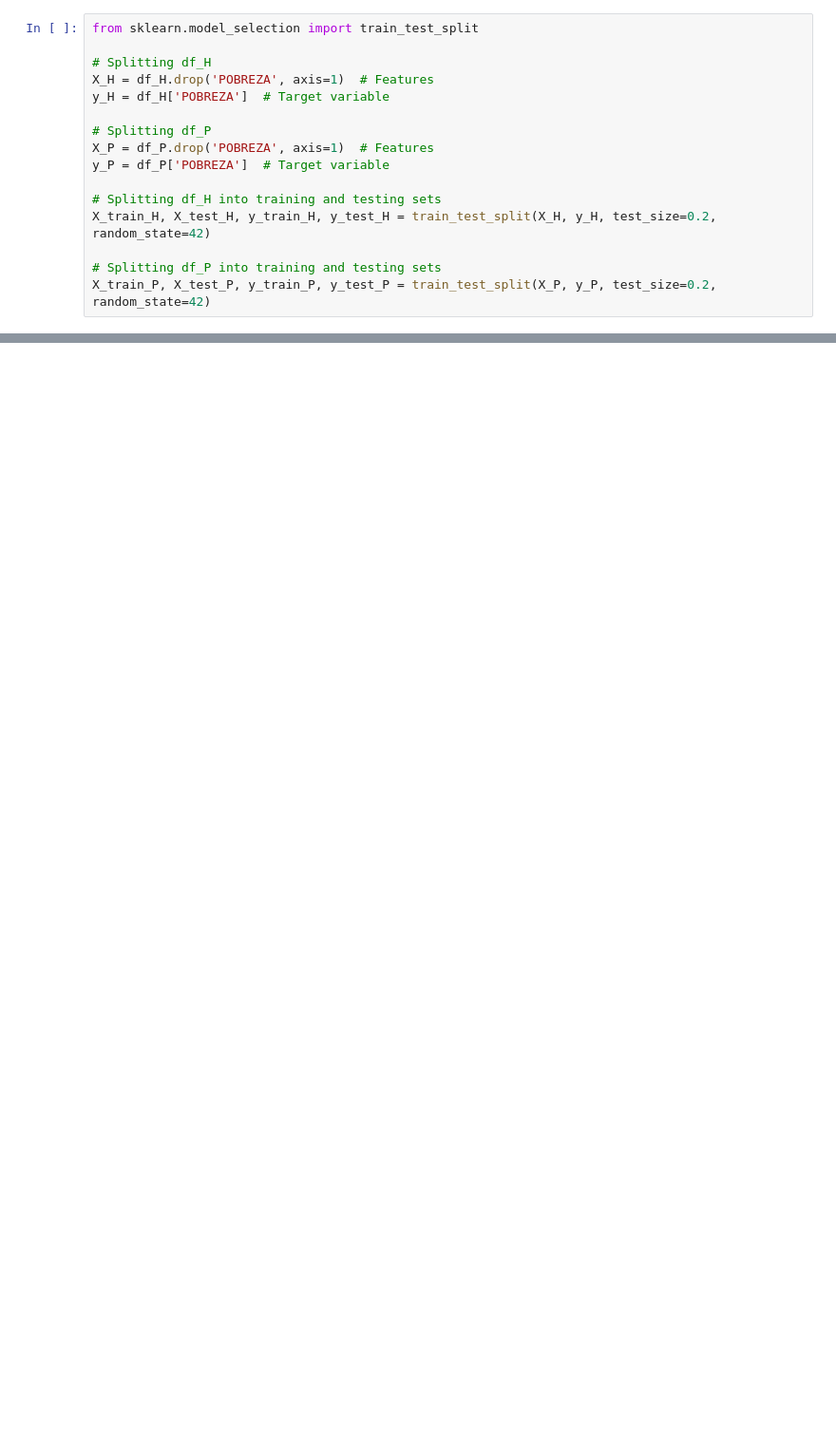
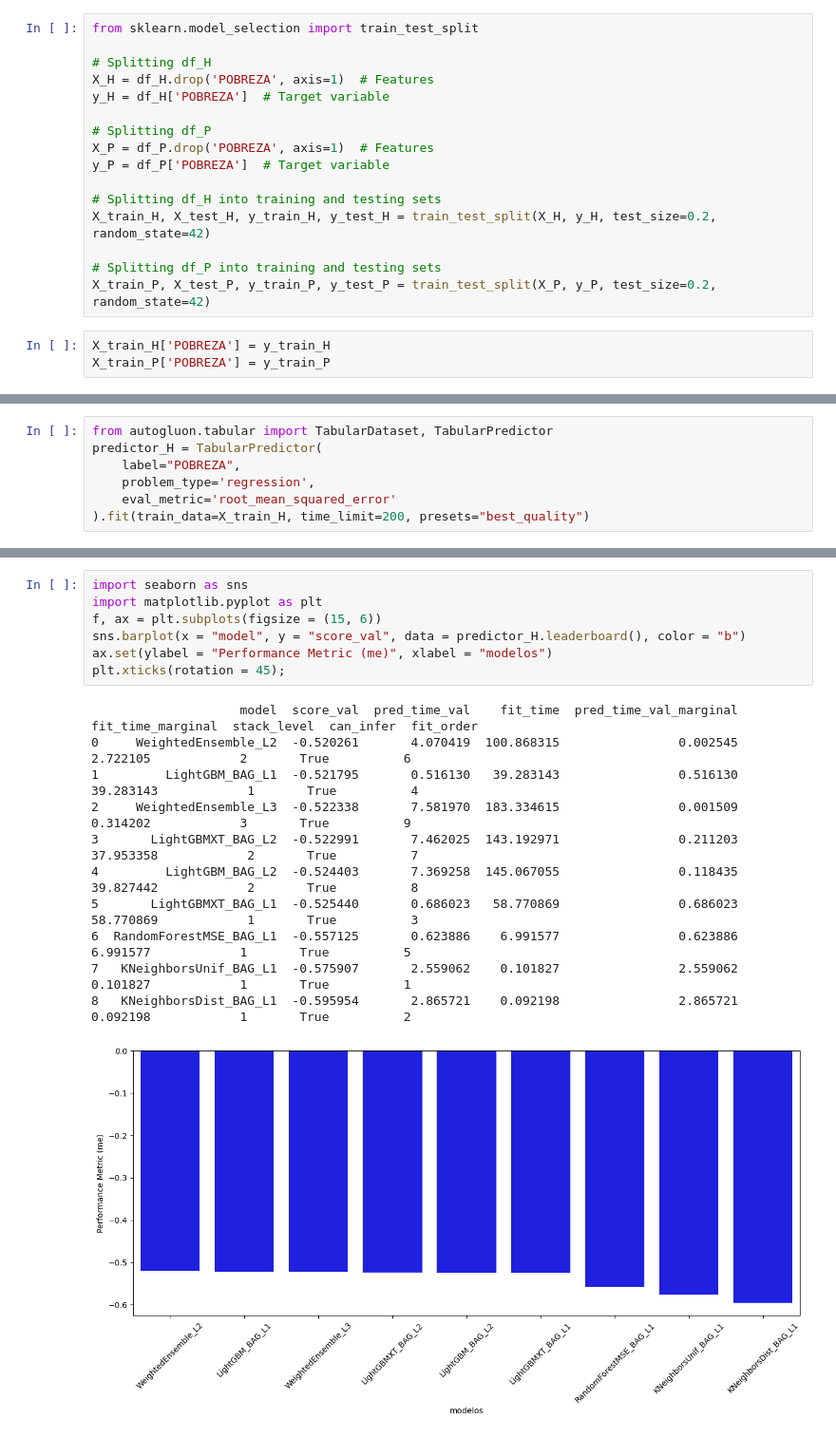
Before and after one commit to caguirre5/Lab10-DS, a Jupyter notebook: Lab10_modelo.ipynb, the cells around one changed output, grey strips where cells are left out. Shown: that part at 95% size. Cells and saved outputs as stored; diff of their text form; blank space fills up the shorter version.

```diff
--- a/Lab10_modelo.ipynb
+++ b/Lab10_modelo.ipynb
@@ -70,3 +126,6 @@ X_train_H, X_test_H, y_train_H, y_test_H = train_test_split(X_H, y_H, test_size=
 
 # Splitting df_P into training and testing sets
 X_train_P, X_test_P, y_train_P, y_test_P = train_test_split(X_P, y_P, test_size=0.2, random_state=42)
+# %%
+X_train_H['POBREZA'] = y_train_H
+X_train_P['POBREZA'] = y_train_P
@@ -72,0 +158,7 @@ X_train_P, X_test_P, y_train_P, y_test_P = train_test_split(X_P, y_P, test_size=
+# %%
+from autogluon.tabular import TabularDataset, TabularPredictor
+predictor_H = TabularPredictor(
+    label="POBREZA",
+    problem_type='regression',
+    eval_metric='root_mean_squared_error'
+).fit(train_data=X_train_H, time_limit=200, presets="best_quality")
@@ -72,0 +209,19 @@ X_train_P, X_test_P, y_train_P, y_test_P = train_test_split(X_P, y_P, test_size=
+# %%
+import seaborn as sns
+import matplotlib.pyplot as plt
+f, ax = plt.subplots(figsize = (15, 6))
+sns.barplot(x = "model", y = "score_val", data = predictor_H.leaderboard(), color = "b")
+ax.set(ylabel = "Performance Metric (me)", xlabel = "modelos")
+plt.xticks(rotation = 45);
+# %% [output]
+                    model  score_val  pred_time_val    fit_time  pred_time_val_marginal  fit_time_marginal  stack_level  can_infer  fit_order
+0     WeightedEnsemble_L2  -0.520261       4.070419  100.868315                0.002545           2.722105            2       True          6
+1         LightGBM_BAG_L1  -0.521795       0.516130   39.283143                0.516130          39.283143            1       True          4
+2     WeightedEnsemble_L3  -0.522338       7.581970  183.334615                0.001509           0.314202            3       True          9
+3       LightGBMXT_BAG_L2  -0.522991       7.462025  143.192971                0.211203          37.953358            2       True          7
+4         LightGBM_BAG_L2  -0.524403       7.369258  145.067055                0.118435          39.827442            2       True          8
+5       LightGBMXT_BAG_L1  -0.525440       0.686023   58.770869                0.686023          58.770869            1       True          3
+6  RandomForestMSE_BAG_L1  -0.557125       0.623886    6.991577                0.623886           6.991577            1       True          5
+7   KNeighborsUnif_BAG_L1  -0.575907       2.559062    0.101827                2.559062           0.101827            1       True          1
+8   KNeighborsDist_BAG_L1  -0.595954       2.865721    0.092198                2.865721           0.092198            1       True          2
+[figure, added]
```
Also changed, not shown: parts of 21 cells of this notebook.
